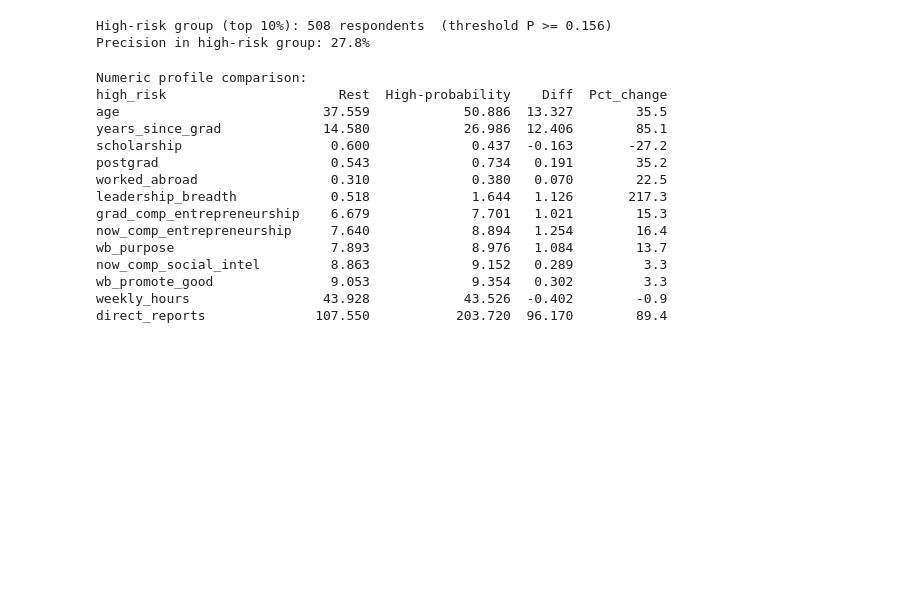
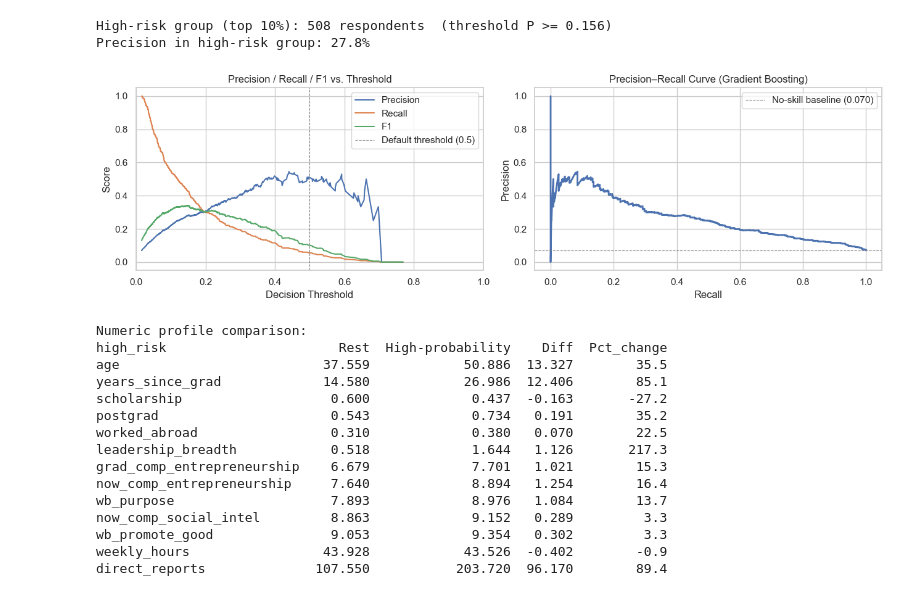
Before and after one commit to void-david/my8voRetoIA, a Jupyter notebook: social_org_prediction_pipeline.ipynb, the cells around one changed output. Drawn from its saved outputs; the diff is of its cells as text; code cells hidden in the pictures; blank space fills up the shorter version.

```diff
--- a/social_org_prediction_pipeline.ipynb
+++ b/social_org_prediction_pipeline.ipynb
@@ -1698,6 +1742,39 @@ print(f'Precision in high-risk group: '
 # %% [output]
 High-risk group (top 10%): 508 respondents  (threshold P >= 0.156)
 Precision in high-risk group: 27.8%
+# %%
+# Threshold sensitivity: precision, recall, F1 across decision thresholds
+from sklearn.metrics import precision_recall_curve
+
+precision_arr, recall_arr, thresholds_arr = precision_recall_curve(y_test, y_proba)
+f1_arr = 2 * precision_arr * recall_arr / (precision_arr + recall_arr + 1e-9)
+
+fig, axes = plt.subplots(1, 2, figsize=(13, 4))
+
+axes[0].plot(thresholds_arr, precision_arr[:-1], label='Precision', color='#4C72B0')
+axes[0].plot(thresholds_arr, recall_arr[:-1],    label='Recall',    color='#DD8452')
+axes[0].plot(thresholds_arr, f1_arr[:-1],        label='F1',        color='#55A868')
+axes[0].axvline(0.5, color='grey', linestyle='--', linewidth=0.8, label='Default threshold (0.5)')
+axes[0].set_xlabel('Decision Threshold')
+axes[0].set_ylabel('Score')
+axes[0].set_title('Precision / Recall / F1 vs. Threshold')
+axes[0].legend()
+axes[0].set_xlim(0, 1)
+
+# Precision-Recall curve
+axes[1].plot(recall_arr, precision_arr, color='#4C72B0', lw=2)
+axes[1].set_xlabel('Recall')
+axes[1].set_ylabel('Precision')
+axes[1].set_title('Precision\u2013Recall Curve (Gradient Boosting)')
+no_skill = y_test.mean()
+axes[1].axhline(no_skill, color='grey', linestyle='--', linewidth=0.8, label=f'No-skill baseline ({no_skill:.3f})')
+axes[1].legend()
+
+plt.tight_layout()
+plt.savefig('images/threshold_sensitivity.png', dpi=150, bbox_inches='tight')
+plt.show()
+# %% [output]
+[figure, added]
 # %%
 PROFILE_FEATURES = [
     'age', 'years_since_grad', 'scholarship', 'postgrad',
```
Also changed, not shown: parts of 23 cells of this notebook, 36 other files.
